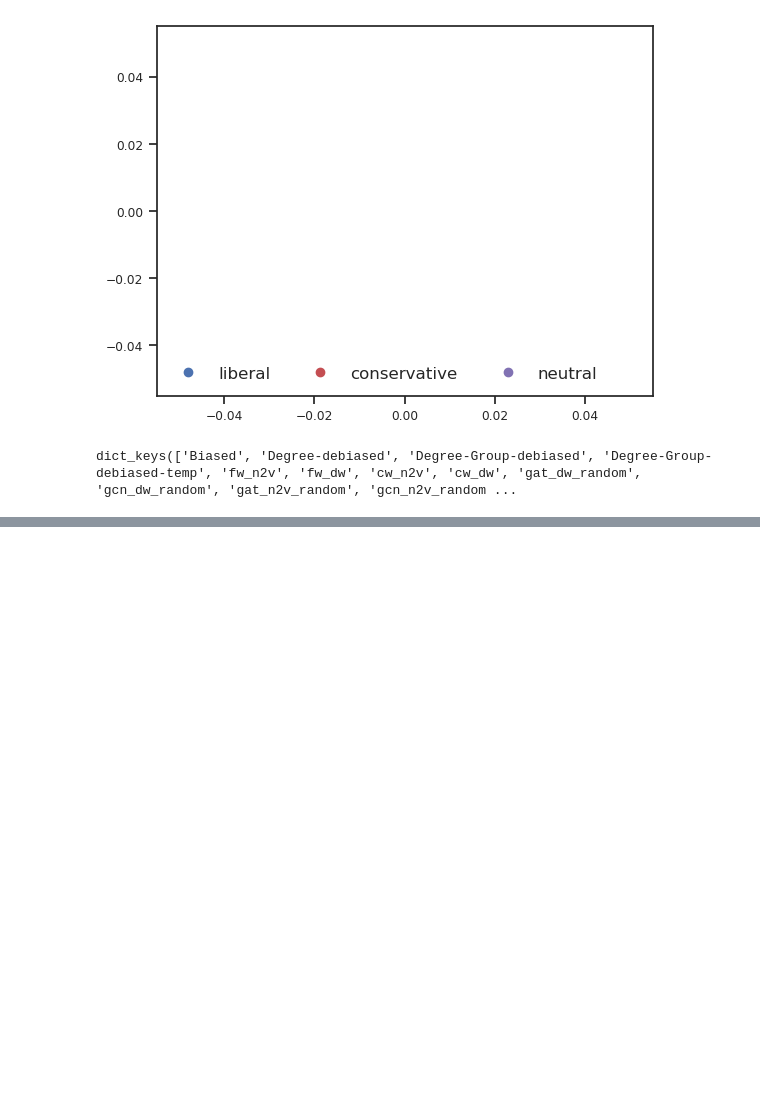
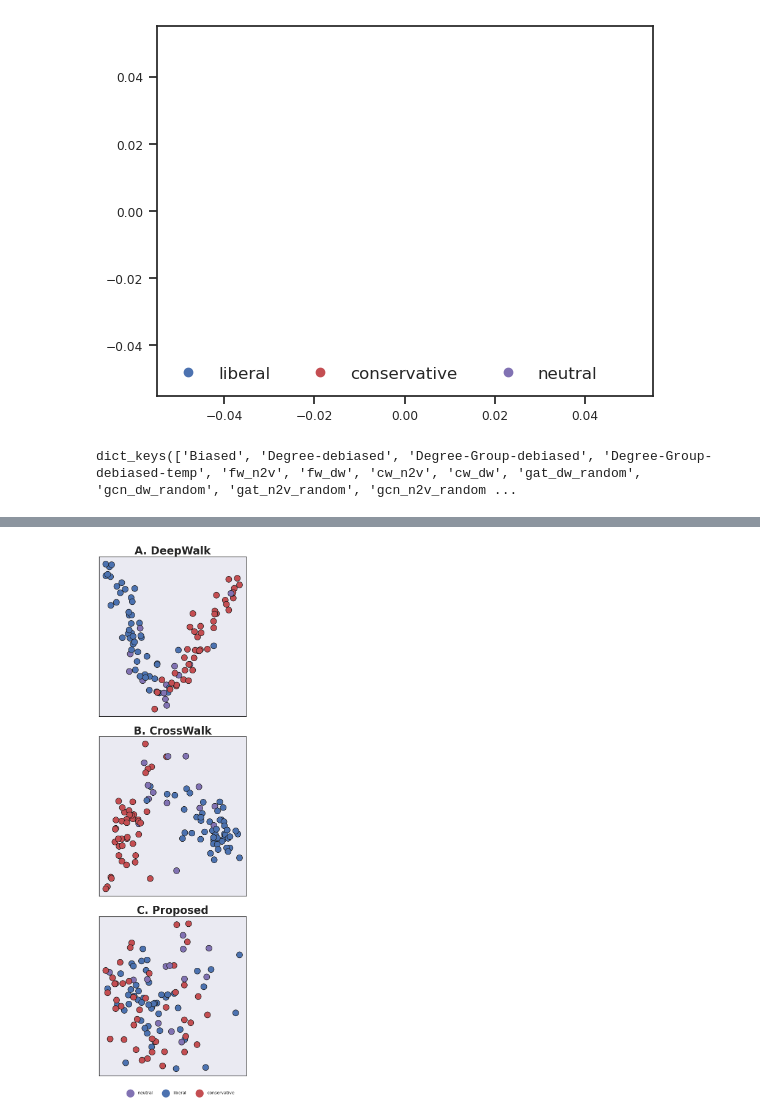
Before and after one commit to thunderock/residual2vec_, a Jupyter notebook: notebooks/PLOTS/demonstration.ipynb, the cells around one changed output, grey strips where cells are left out. Cells and saved outputs as stored; diff of their text form; code cells hidden in the pictures; blank space fills up the shorter version.

```diff
--- a/notebooks/PLOTS/demonstration.ipynb
+++ b/notebooks/PLOTS/demonstration.ipynb
@@ -500,0 +502,57 @@ plt.show()
+# %%
+mapping = {
+    'Biased': 'A. DeepWalk', 'cw_dw': 'B. CrossWalk', 'Degree-Group-debiased': 'C. Proposed'
+#     'gat_dw_random': 'C. GAT', 'cw_dw': 'D. CrossWalk', 'n2v': 'Schematic Illustration',
+#     'gat_dw_r2v': 'F. Debiased GAT', 'gcn_dw_r2v': 'G. Debiased GCN', 'Degree-Group-debiased': 'E. Debiased DeepWalk'
+}
+sns.set()
+g = sns.FacetGrid(
+    data=df[df.model.isin(mapping)],
+#     row="row",
+    col='model',
+    sharex=False,
+    sharey=False,
+    col_wrap=1,
+    height=6,
+    despine=True,
+    legend_out=True
+
+)
+cmap = sns.color_palette()
+colors = {'liberal': 'blue', 'conservative': 'red', 'neutral': 'purple'}
+colors = {'liberal': cmap[0], 'conservative': cmap[3], 'neutral': cmap[4]}
+
+g.map(sns.scatterplot, "x", "y", "group", sizes=(20, 200), palette = colors, s=200, edgecolor="k")
+
+
+
+# for ax in g.axes.flatten(): # Loop directly on the flattened axes
+
+
+for (i,j,k), data in g.facet_data():
+
+    ax = g.facet_axis(i, j)
+    # need to see a better way of removing title
+    title = ax.get_title()
+    title = title.replace("model = ", "")
+    title = mapping[title]
+#     ax.set_axis_off()
+    ax.set_title(title, fontdict={'fontsize': 25, 'fontweight': 'heavy'})
+
+    for _, spine in ax.spines.items():
+        spine.set_visible(True) # You have to first turn them on
+        spine.set_color('black')
+        spine.set_linewidth(1)
+
+
+
+    ax.set_xticks([])
+    ax.set_yticks([])
+
+g.add_legend(markerscale=3)
+g.set_axis_labels(x_var="", y_var="")
+sns.move_legend(g, "lower center", bbox_to_anchor=(.5, -0.005), ncol=3, fontsize=10)
+plt.savefig("demonstration_abstract.png", dpi="figure", )
+plt.show()
+# %% [output]
+[figure, added]
```
Also changed, not shown: parts of 5 cells of this notebook, 6 other files.
